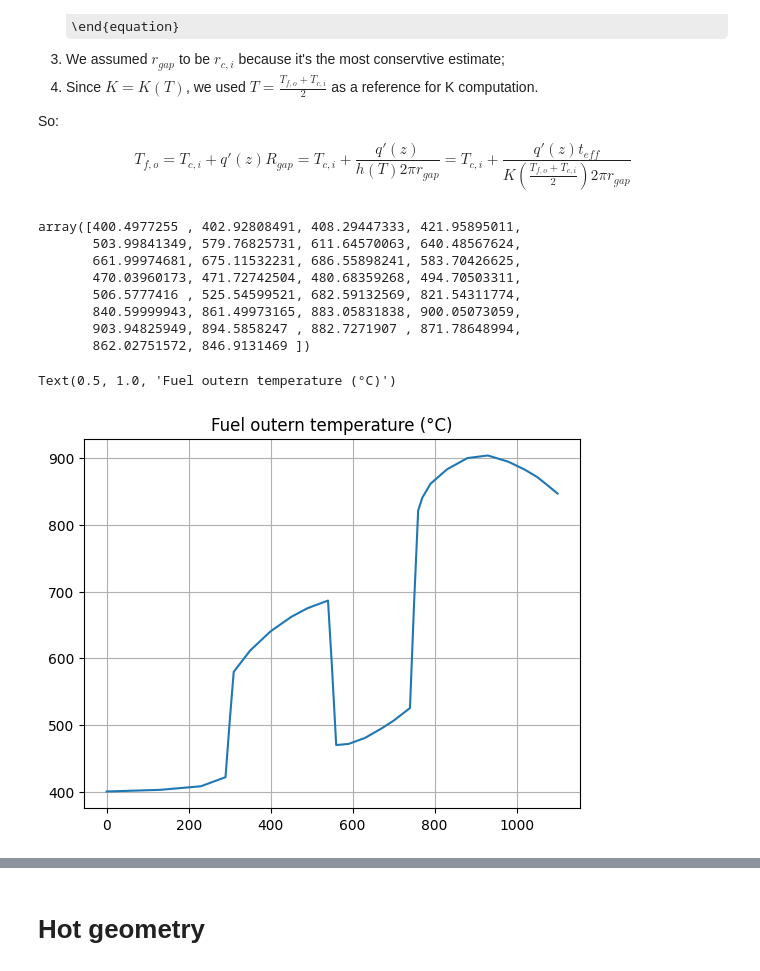
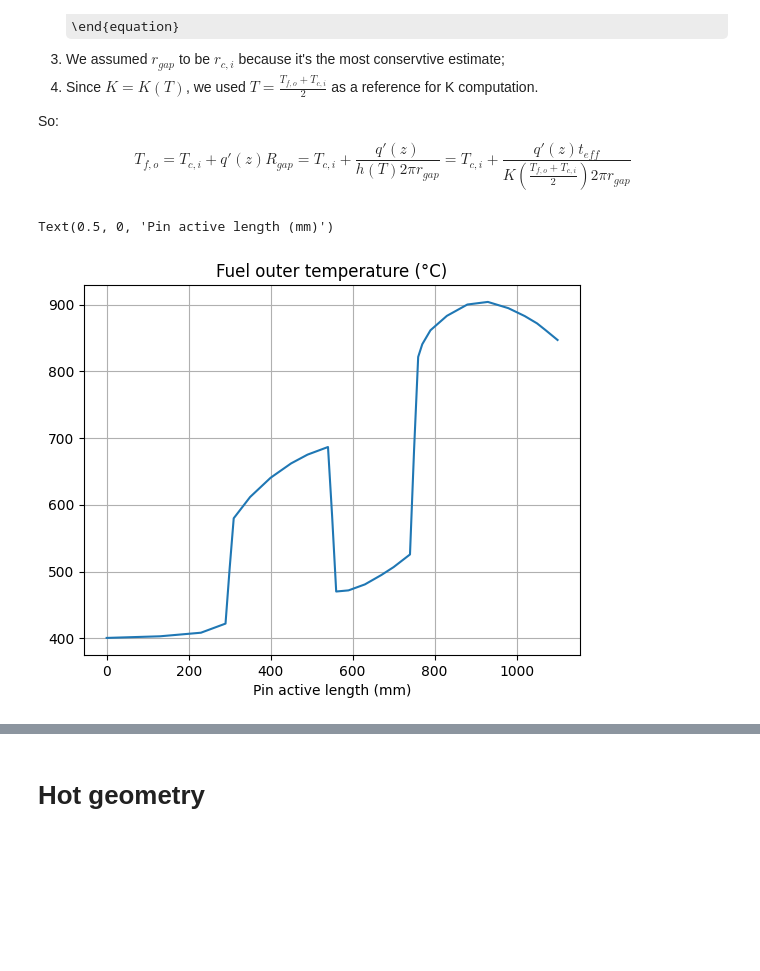
Before and after one commit to Andrea1999Broglia/ASTRID-reactor-fuel-pin-design, a Jupyter notebook: Reactor model.ipynb, the cells around one changed output, grey strips where cells are left out. Saved outputs shown, nothing was run; the diff lists cells and outputs as text; code cells hidden in the pictures; some formulas as TeX source; blank space fills up the shorter version.

```diff
--- a/Reactor model.ipynb
+++ b/Reactor model.ipynb
@@ -252,10 +252,3 @@ Text(0, 0.5, 'Coolant Temperature (°C)')
-# %%
-T=np.zeros(len(H)) #coolant temperature
-Cp_v=np.zeros(len(H)) #coolant specific activity
-
-for i in range(len(H)):           #here, only the values of temperature and specific activity in proximity of the nodes are selected
-    T[i]=Tcoolant[int(H[i])]
-    Cp_v[i]=Cp(T[i])
 # %% [markdown]
 By means of the provided correlations, the properties and characteristic parameters of interest for the coolant are calculated and plotted.
 # %% [markdown]
@@ -431,18 +456,0 @@ axs[1].grid()
-# %%
-#Cladding inner temperature
-
-TC=0.55 # chosen cladding thickness mm
-Rci=Rco-TC
-Tci=np.zeros(len(H))
-
-
-for i in range(len(H)):
-  x=sp.symbols('x')
-  Kcla=13.95+0.01163*(x+Tco[i])/2 #W/m K
-  equazione=sp.Eq(x,Tco[i]+(Ppeak*Pf[i]*(math.log(Rco/(Rco-TC)))/(0.001*Kcla*2*math.pi)))
-  x=sp.solve(equazione)
-  Tci[i]=x[1]
-
-
-plt.plot(H, Tci)
-plt.grid()
@@ -487,33 +473,23 @@ T_{f,o}=T_{c,i}+q'(z)R_{gap}=T_{c,i}+\frac{q'(z)}{h(T)2πr_{gap}}=T_{c,i}+\frac{
 # %%
 #Fuel outer temperature
 
 i=0
 
 Tfo=np.zeros(len(H))
 
+def Tfosolver(Tx, Tci_input, q_input):
+
+    return ((Tx - Tci_input)/q_input) - (Rco-TC-Rfo)/(2*math.pi*Rci*(15.8*(10**(-4))*((273.15 + ((Tx + Tci_input)/2))**(0.79)))*0.001)
+
 for i in range(len(H)):
+    sol=fsolve(Tfosolver,1000, args=(Tci[i], q[i]))
+    Tfo[i]=sol[0]
 
-    q=Pf[i]*Ppeak
 
-    def Tfosolver(Tx):
-        return ((Tx - Tci[i])/q) - (Rco-TC-Rfo)/(2*math.pi*Rci*(15.8*(10**(-4))*((273.15 + ((Tx + Tci[i])/2))**(0.79)))*0.001)
-
-    sol=fsolve(Tfosolver,1000)
-    Tfo[i]=sol[0]
-    i=i+1
-
-display(Tfo)
 plt.plot(H,Tfo)
 plt.grid()
-plt.title('Fuel outern temperature (°C)')
+plt.title('Fuel outer temperature (°C)')
+plt.xlabel("Pin active length (mm)")
 # %% [output]
-array([400.4977255 , 402.92808491, 408.29447333, 421.95895011,
-       503.99841349, 579.76825731, 611.64570063, 640.48567624,
-       661.99974681, 675.11532231, 686.55898241, 583.70426625,
-       470.03960173, 471.72742504, 480.68359268, 494.70503311,
-       506.5777416 , 525.54599521, 682.59132569, 821.54311774,
-       840.59999943, 861.49973165, 883.05831838, 900.05073059,
-       903.94825949, 894.5858247 , 882.7271907 , 871.78648994,
-       862.02751572, 846.9131469 ])
+Text(0.5, 0, 'Pin active length (mm)')
-Text(0.5, 1.0, 'Fuel outern temperature (°C)')
-[figure, old version]
+[figure, new version]
```
Also changed, not shown: parts of 42 cells of this notebook.
